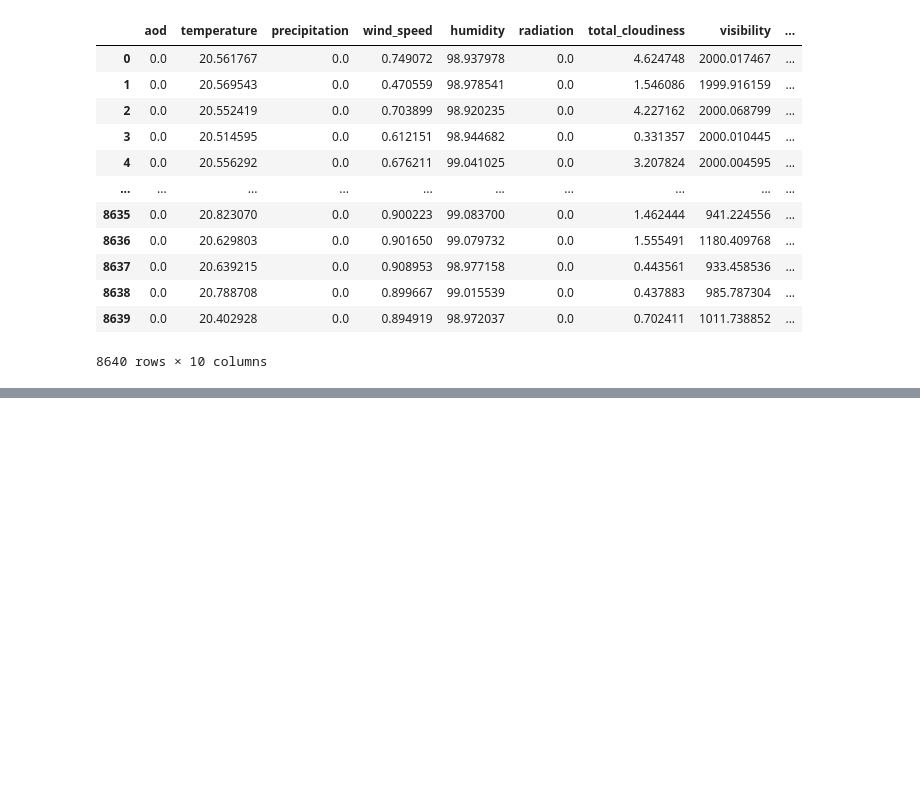
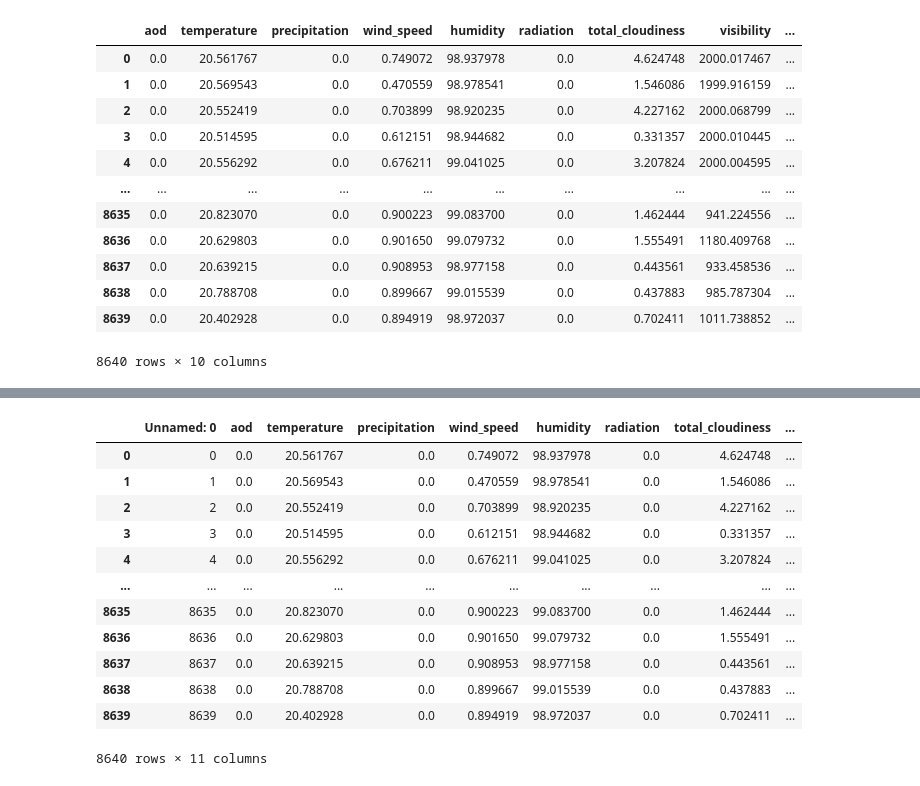
Before and after one commit to wiiiiish/2022-machine_learning, a Jupyter notebook: time_series_0509.ipynb, the cells around one changed output, grey strips where cells are left out. Saved outputs shown, nothing was run; the diff lists cells and outputs as text; code cells hidden in the pictures; blank space fills up the shorter version.

```diff
--- a/time_series_0509.ipynb
+++ b/time_series_0509.ipynb
@@ -231,3 +236,15 @@ data_sum_0505
 8640 rows × 10 columns
 # %%
 data_sum_0505.to_csv('./data/date_sum_0505.csv')
+# %%
+data_sum_0505 = pd.read_csv('./data/date_sum_0505.csv', encoding='utf-8')
+# %%
+date = data_sum_0505.loc[:, 'date_time']
+# %%
+new_time = []
+
+for i in range(8640):
+  new = date[i][6:].replace(":","")
+  new_time.append((int)(new))
+
+new_time
@@ -233,0 +286,18 @@ data_sum_0505.to_csv('./data/date_sum_0505.csv')
+# %%
+data_sum_0505['date_time'] = new_time
+# %%
+data_sum_0505
+# %% [output]
+|  | Unnamed: 0 | aod | temperature | precipitation | wind_speed | humidity | radiation | total_cloudiness | ... |
+| 0 | 0 | 0.0 | 20.561767 | 0.0 | 0.749072 | 98.937978 | 0.0 | 4.624748 | ... |
+| 1 | 1 | 0.0 | 20.569543 | 0.0 | 0.470559 | 98.978541 | 0.0 | 1.546086 | ... |
+| 2 | 2 | 0.0 | 20.552419 | 0.0 | 0.703899 | 98.920235 | 0.0 | 4.227162 | ... |
+| 3 | 3 | 0.0 | 20.514595 | 0.0 | 0.612151 | 98.944682 | 0.0 | 0.331357 | ... |
+| 4 | 4 | 0.0 | 20.556292 | 0.0 | 0.676211 | 99.041025 | 0.0 | 3.207824 | ... |
+| ... | ... | ... | ... | ... | ... | ... | ... | ... | ... |
+| 8635 | 8635 | 0.0 | 20.823070 | 0.0 | 0.900223 | 99.083700 | 0.0 | 1.462444 | ... |
+| 8636 | 8636 | 0.0 | 20.629803 | 0.0 | 0.901650 | 99.079732 | 0.0 | 1.555491 | ... |
+| 8637 | 8637 | 0.0 | 20.639215 | 0.0 | 0.908953 | 98.977158 | 0.0 | 0.443561 | ... |
+| 8638 | 8638 | 0.0 | 20.788708 | 0.0 | 0.899667 | 99.015539 | 0.0 | 0.437883 | ... |
+| 8639 | 8639 | 0.0 | 20.402928 | 0.0 | 0.894919 | 98.972037 | 0.0 | 0.702411 | ... |
+8640 rows × 11 columns
```
Also changed, not shown: parts of 6 cells of this notebook.
